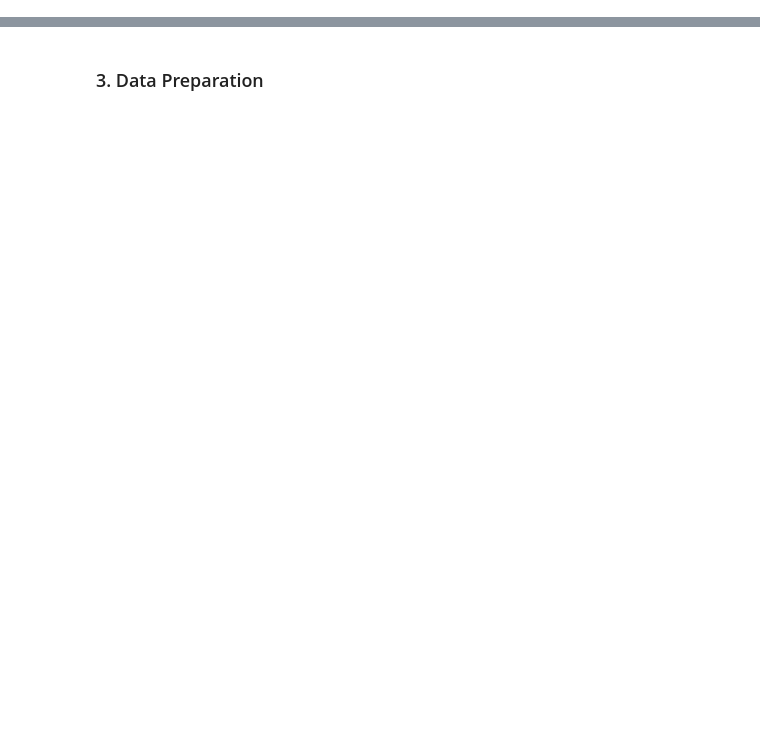
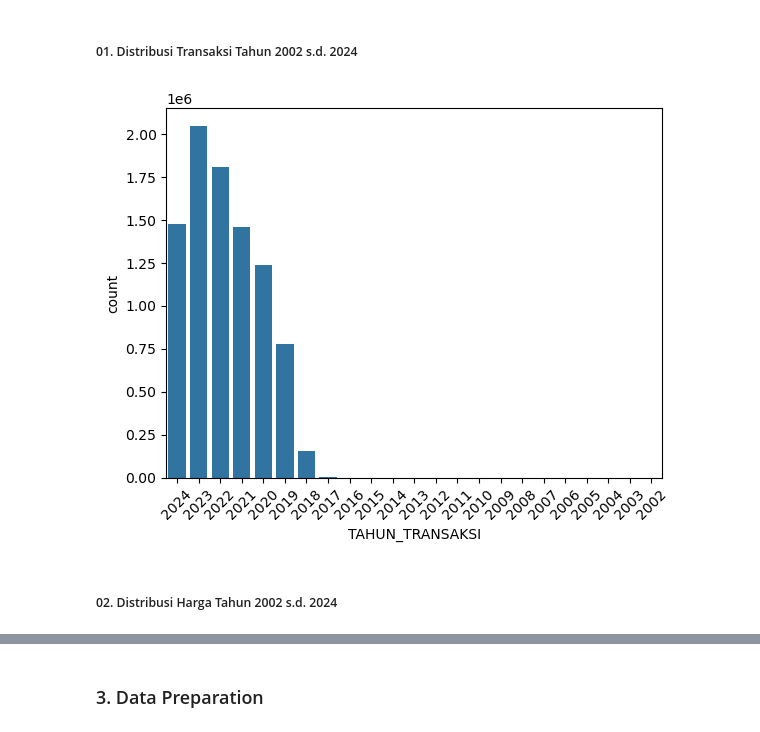
Before and after one commit to gopaspsb/MLFlow, a Jupyter notebook: Kelompok 2_PHTB.ipynb, the cells around one changed output, grey strips where cells are left out. Drawn from its saved outputs; the diff is of its cells as text; code cells hidden in the pictures; blank space fills up the shorter version.

```diff
--- a/Kelompok 2_PHTB.ipynb
+++ b/Kelompok 2_PHTB.ipynb
@@ -0,0 +108,4 @@
+# %%
+# Isi kolom TGL_TRANSAKSI yang kosong dengan TGL_SURAT
+
+df["TGL_TRANSAKSI"] = df["TGL_TRANSAKSI"].fillna(df["TGL_SURAT"])
@@ -0,0 +118,4 @@
+# %%
+# isi kolom TARIF_PPH yang kosong dengan rata-rata tarif
+
+df["TARIF_PPH"] = df["TARIF_PPH"].fillna(df["TARIF_PPH"].mean())
@@ -0,0 +124,6 @@
+# %%
+# Buat kolom tahun dari kolom tanggal
+
+df["TAHUN_SURAT"] = df["TGL_SURAT"].dt.year.astype("Int64")
+df["TAHUN_TRANSAKSI"] = df["TGL_TRANSAKSI"].dt.year.astype("Int64")
+df["TAHUN_BAYAR"] = df["TGL_BAYAR"].dt.year.astype("Int64")
@@ -0,0 +158,21 @@
+# %%
+# Hapus row data dengan TAHUN_SURAT, TAHUN_TRANSAKSI, atau TAHUN_BAYAR selain tahun 2024 s.d. 2002
+
+df1 = df[
+    (df["TAHUN_SURAT"].between(2002, 2024)) &
+    (df["TAHUN_TRANSAKSI"].between(2002, 2024)) &
+    (df["TAHUN_BAYAR"].between(2002, 2024))
+]
+# %% [markdown]
+##### 01. Distribusi Transaksi Tahun 2002 s.d. 2024
+# %%
+# Distribusi transaksi per tahun tahun 2002 s.d. 2024 dengan urutan tahun terbaru ke terlama
+
+df1["TAHUN_TRANSAKSI"].value_counts().sort_index(ascending=False)
+sns.countplot(x="TAHUN_TRANSAKSI", data=df1, order=df1["TAHUN_TRANSAKSI"].value_counts().sort_index(ascending=False).index)
+plt.xticks(rotation=45)
+plt.show()
+# %% [output]
+[figure, added]
+# %% [markdown]
+##### 02. Distribusi Harga Tahun 2002 s.d. 2024
```
Also changed, not shown: parts of 70 cells of this notebook, 2 other files.
